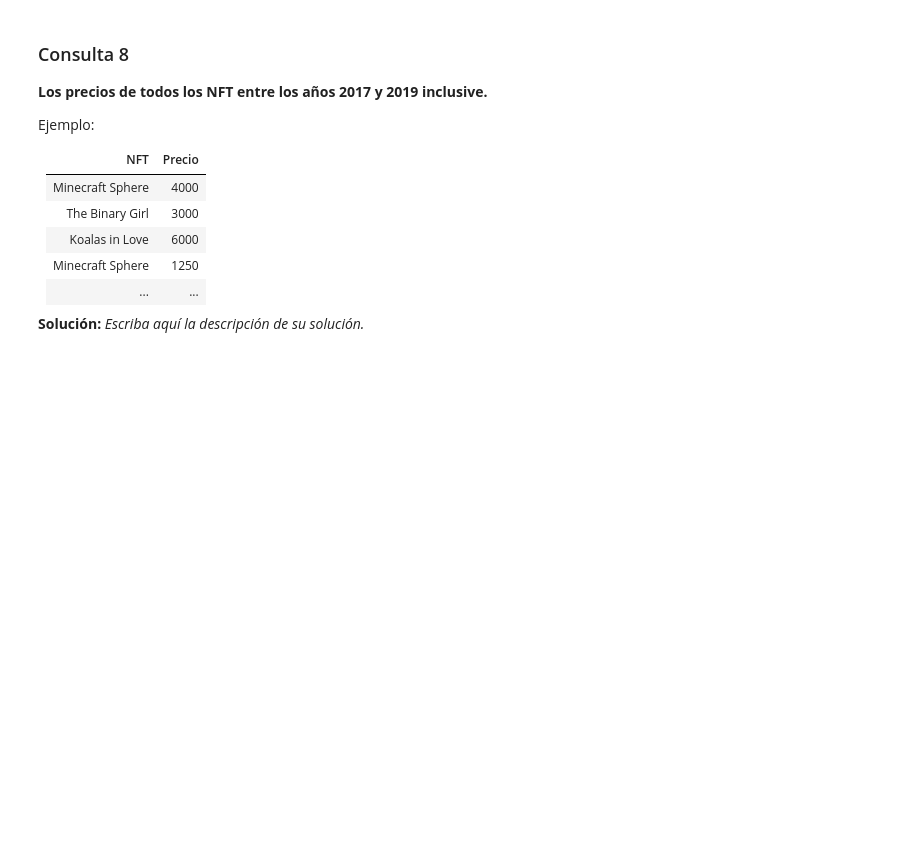
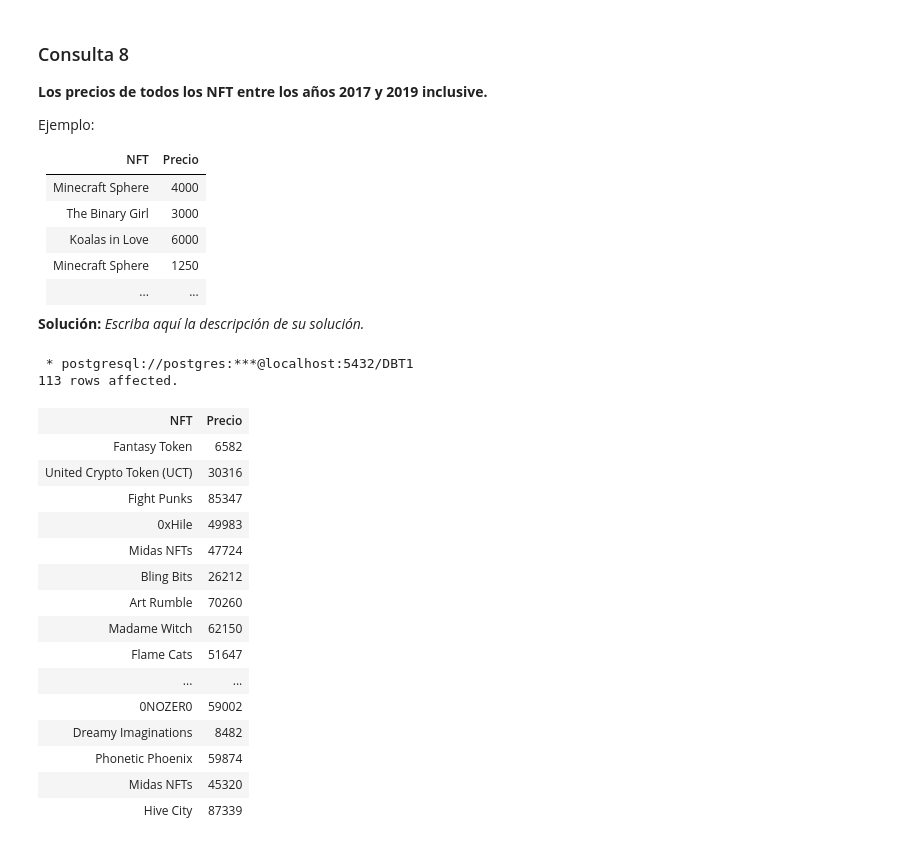
Before and after one commit to AceitonBastian/Base-De-Datos-INF239, a Jupyter notebook: Tarea-1-Grupo24/Tarea-1-Grupo24.ipynb, the cells around one changed output. Cells and saved outputs as stored; diff of their text form; code cells hidden in the pictures; blank space fills up the shorter version.

```diff
--- a/Tarea-1-Grupo24/Tarea-1-Grupo24.ipynb
+++ b/Tarea-1-Grupo24/Tarea-1-Grupo24.ipynb
@@ -566,3 +566,32 @@ Ejemplo:
 | ... | ... |
 
 **Solución:** _Escriba aquí la descripción de su solución._
+# %%
+%%sql
+SELECT
+    NFT.nombre AS "NFT", Precio_NFT.precio AS "Precio"
+FROM
+    NFT INNER JOIN Precio_NFT
+ON
+    NFT.ID_nft = Precio_NFT.ID_nft
+WHERE
+    Precio_NFT.fecha BETWEEN '2017-01-01' AND '2019-12-31';
+# %% [output]
+ * postgresql://postgres:***@localhost:5432/DBT1
+113 rows affected.
+| NFT | Precio |
+| Fantasy Token | 6582 |
+| United Crypto Token (UCT) | 30316 |
+| Fight Punks | 85347 |
+| 0xHile | 49983 |
+| Midas NFTs | 47724 |
+| Bling Bits | 26212 |
+| Art Rumble | 70260 |
+| Madame Witch | 62150 |
+| Flame Cats | 51647 |
+| ... | ... |
+| 0NOZER0 | 59002 |
+| Dreamy Imaginations | 8482 |
+| Phonetic Phoenix | 59874 |
+| Midas NFTs | 45320 |
+| Hive City | 87339 |
```
Also changed, not shown: parts of 11 cells of this notebook.
